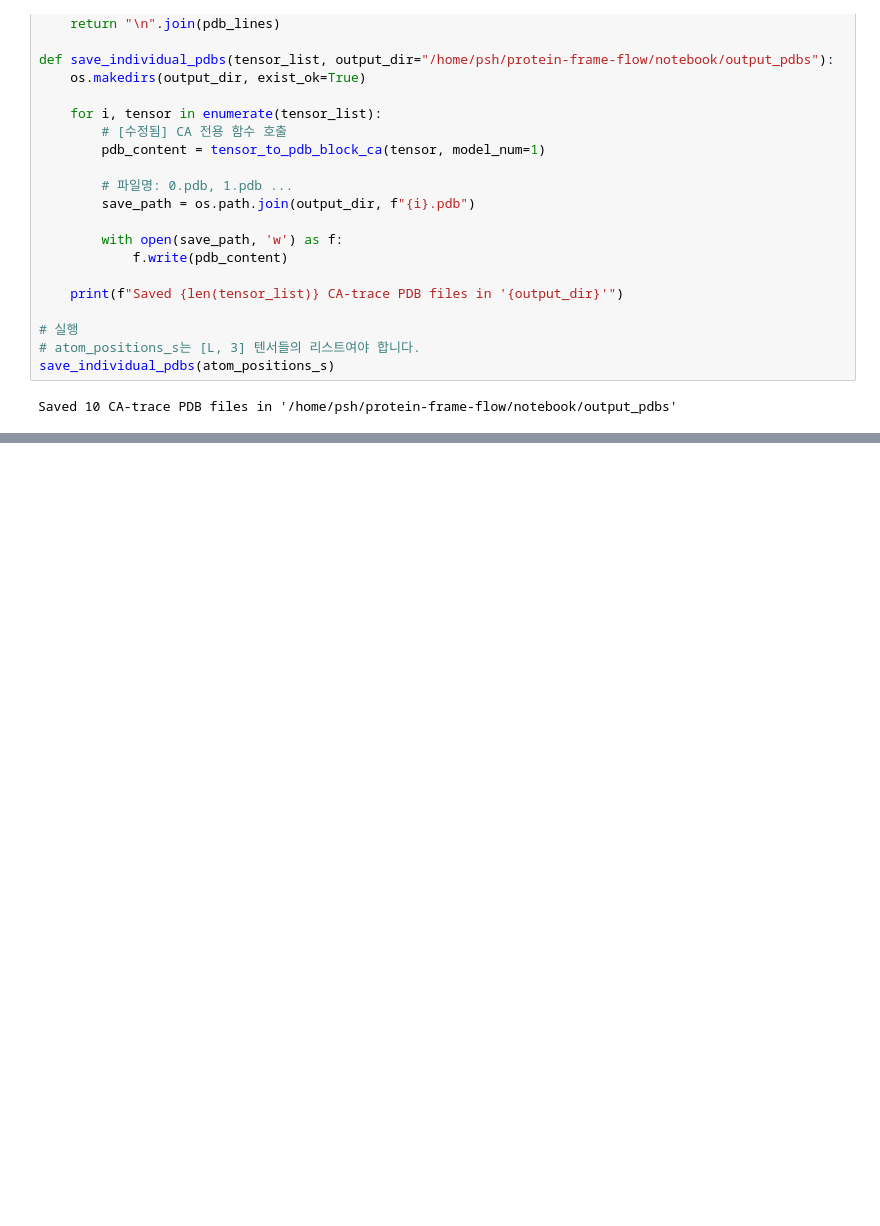
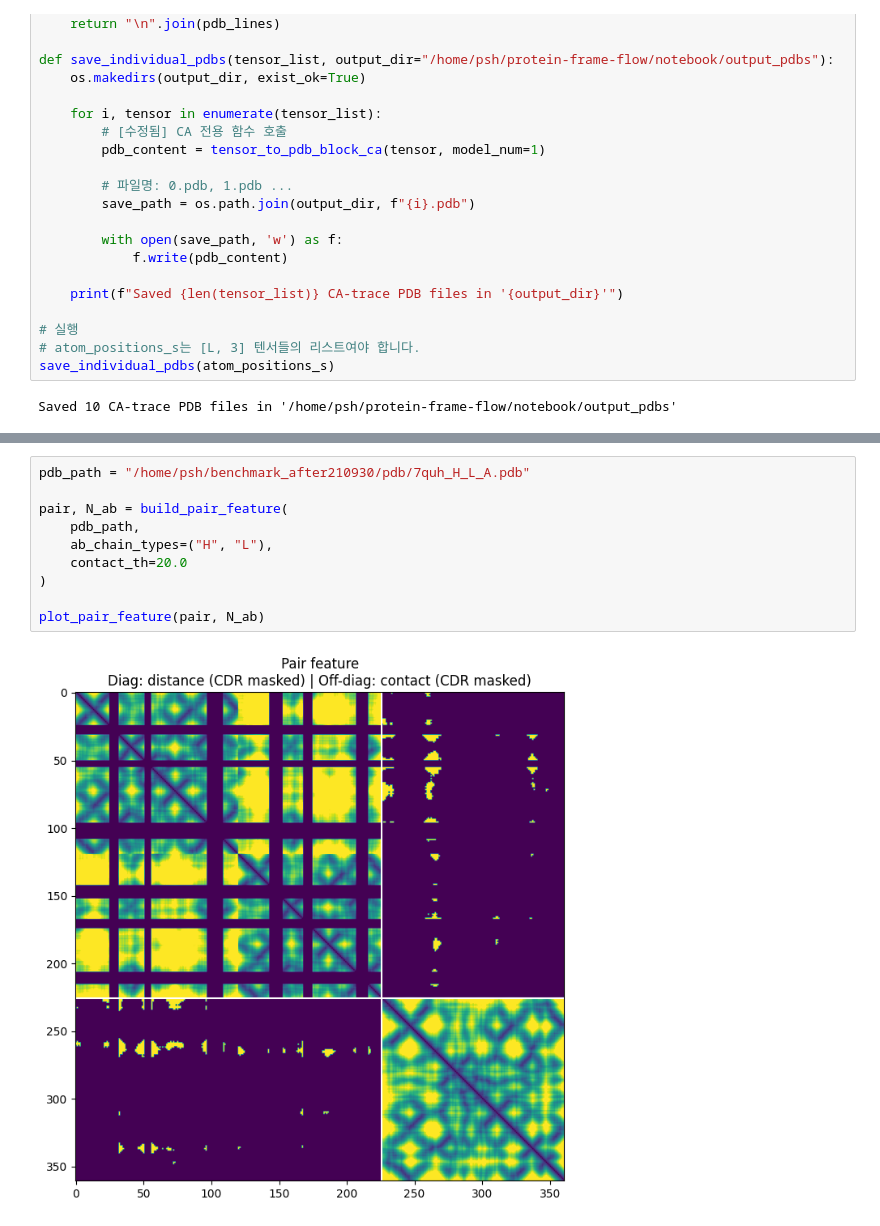
Before and after one commit to shp2001/protein-frame-flow, a Jupyter notebook: notebook/random_rot_trans.ipynb, the cells around one changed output, grey strips where cells are left out. Cells and saved outputs as stored; diff of their text form; blank space fills up the shorter version.

```diff
--- a/notebook/random_rot_trans.ipynb
+++ b/notebook/random_rot_trans.ipynb
@@ -187,0 +456,12 @@ Saved 10 CA-trace PDB files in '/home/psh/protein-frame-flow/notebook/output_pdb
+# %%
+pdb_path = "/home/psh/benchmark_after210930/pdb/7quh_H_L_A.pdb"
+
+pair, N_ab = build_pair_feature(
+    pdb_path,
+    ab_chain_types=("H", "L"),
+    contact_th=20.0
+)
+
+plot_pair_feature(pair, N_ab)
+# %% [output]
+[figure, added]
```
Also changed, not shown: parts of 7 cells of this notebook, 13 other files.
